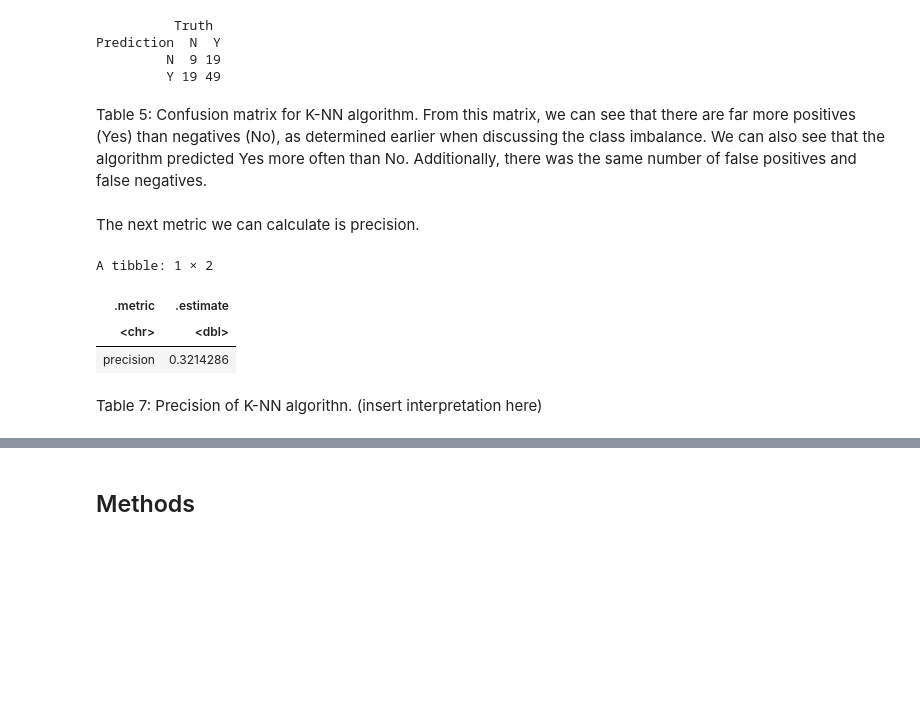
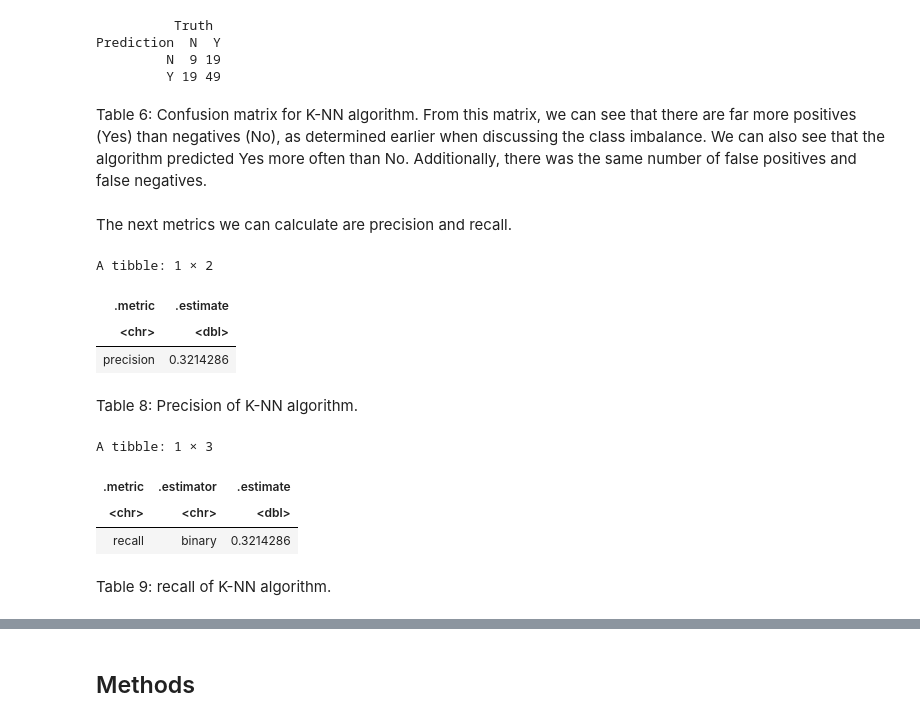
Before and after one commit to lillylaksermerz/dsci100-project, a Jupyter notebook: group_project.ipynb, the cells around one changed output, grey strips where cells are left out. Cells and saved outputs as stored; diff of their text form; code cells hidden in the pictures; blank space fills up the shorter version.

```diff
--- a/group_project.ipynb
+++ b/group_project.ipynb
@@ -384,7 +483,7 @@ This confirms that K = 1 is the best K value.
 # %% [markdown]
 Next, we create a new model using K = 1 and pass it to the workflow function along with the recipe created earlier. We then run the workflow on the training dataset using the fit function.
 # %%
-loan_spec <- nearest_neighbor(weight_func = "rectangular", neighbors = 2) |>
+loan_spec <- nearest_neighbor(weight_func = "rectangular", neighbors = 1) |>
     set_engine("kknn") |>
     set_mode("classification")
 
@@ -409,9 +508,9 @@ Prediction  N  Y
          N  9 19
          Y 19 49
 # %% [markdown]
-Table 5: Confusion matrix for K-NN algorithm. From this matrix, we can see that there are far more positives (Yes) than negatives (No), as determined earlier when discussing the class imbalance. We can also see that the algorithm predicted Yes more often than No. Additionally, there was the same number of false positives and false negatives.
+Table 6: Confusion matrix for K-NN algorithm. From this matrix, we can see that there are far more positives (Yes) than negatives (No), as determined earlier when discussing the class imbalance. We can also see that the algorithm predicted Yes more often than No. Additionally, there was the same number of false positives and false negatives.
 # %% [markdown]
-The next metric we can calculate is precision.
+The next metrics we can calculate are precision and recall.
 # %%
 loan_precision <- loan_predictions |>
     precision(truth = Loan_Status, estimate = .pred_class, event_level="first") |>
@@ -423,4 +523,16 @@ A tibble: 1 × 2
 | <chr> | <dbl> |
 | precision | 0.3214286 |
 # %% [markdown]
-Table 7: Precision of K-NN algorithn. (insert interpretation here)
+Table 8: Precision of K-NN algorithm.
+# %%
+loan_recall <- loan_predictions |>
+  recall(truth = Loan_Status, estimate = .pred_class, event_level = "first")
+
+loan_recall
+# %% [output]
+A tibble: 1 × 3
+| .metric | .estimator | .estimate |
+| <chr> | <chr> | <dbl> |
+| recall | binary | 0.3214286 |
+# %% [markdown]
+Table 9: recall of K-NN algorithm.
```
Also changed, not shown: parts of 16 cells of this notebook.
